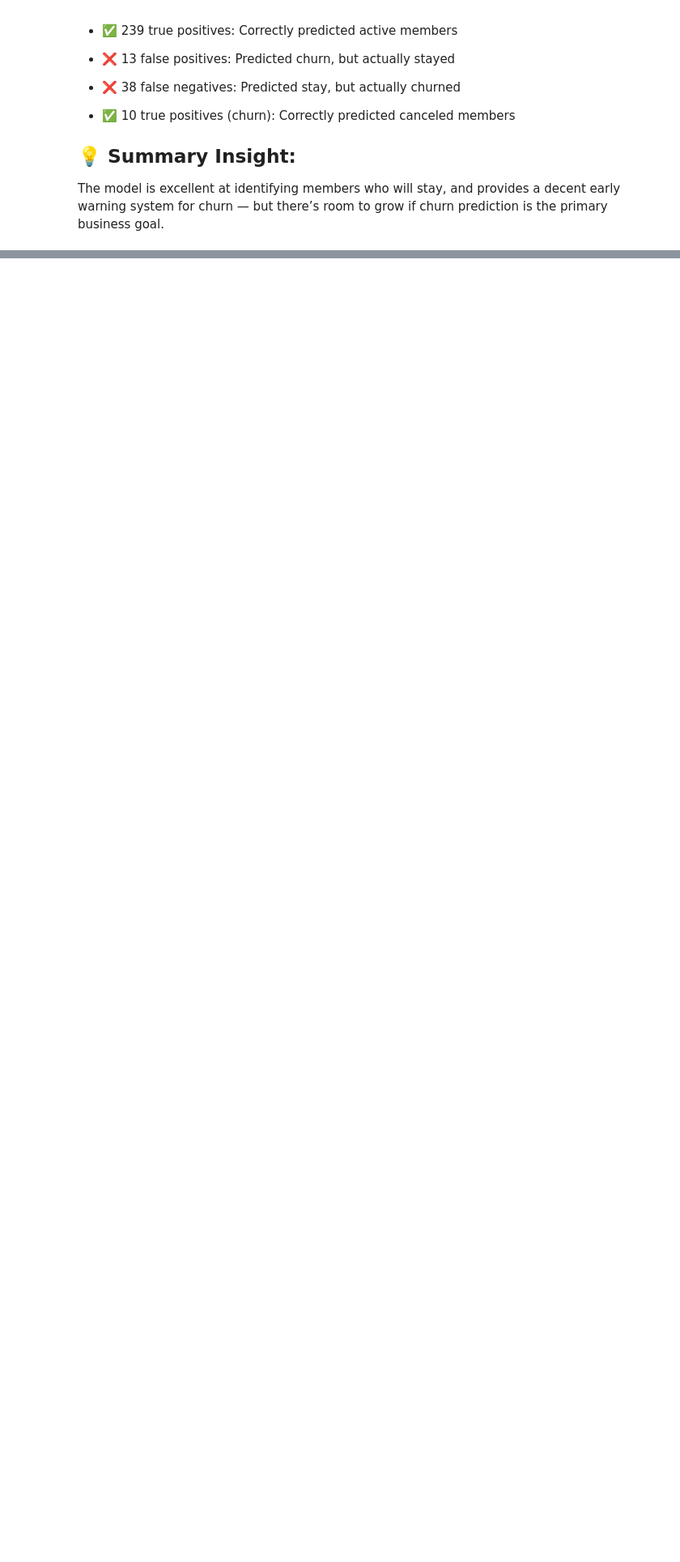
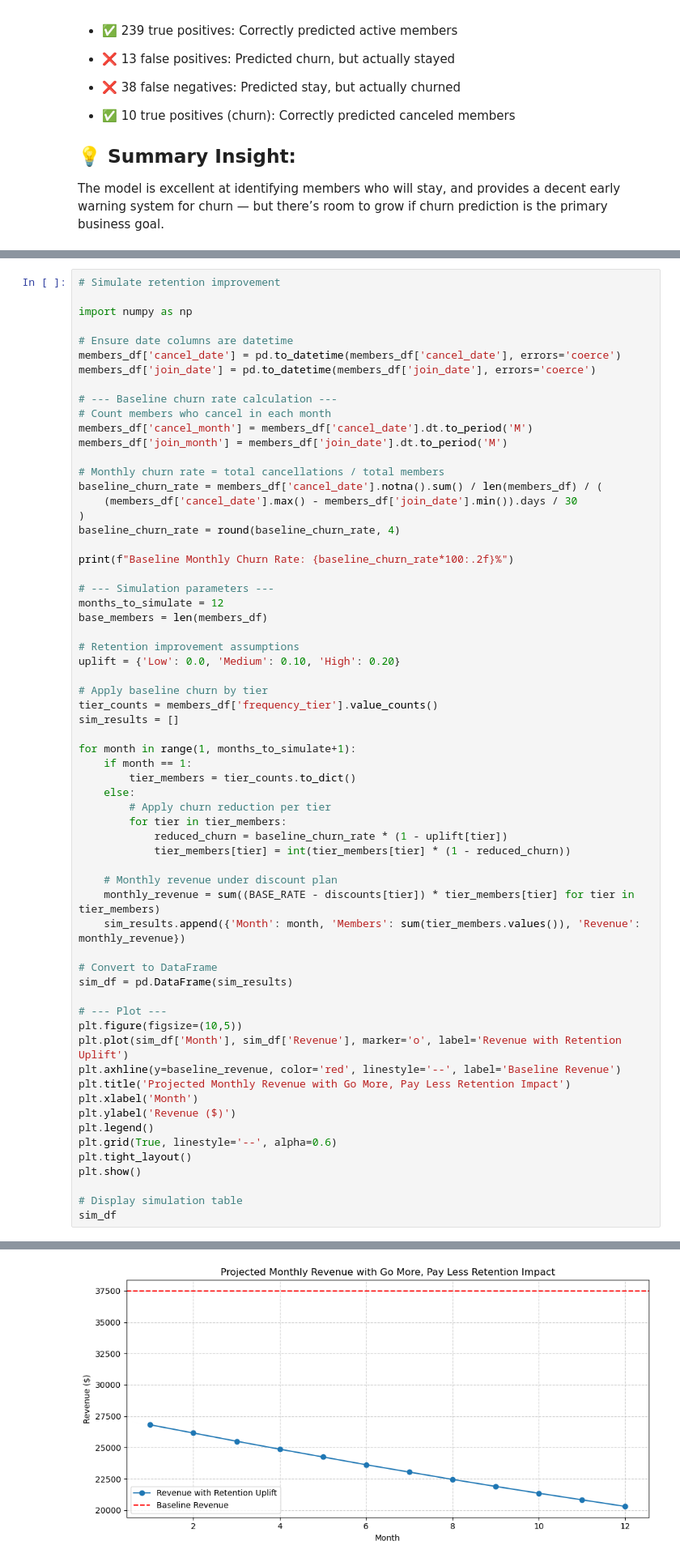
Before and after one commit to nicolegallo/Planet-Fitness-Portfolio-Project, a Jupyter notebook: PlanetFitness_Analysis.ipynb, the cells around one changed output, grey strips where cells are left out. Shown: that part at 81% size. Cells and saved outputs as stored; diff of their text form; blank space fills up the shorter version.

```diff
--- a/PlanetFitness_Analysis.ipynb
+++ b/PlanetFitness_Analysis.ipynb
@@ -452,0 +532,64 @@ Continuously monitor check-in behavior and churn trends, updating predictive mod
+# %%
+# Simulate retention improvement
+
+import numpy as np
+
+# Ensure date columns are datetime
+members_df['cancel_date'] = pd.to_datetime(members_df['cancel_date'], errors='coerce')
+members_df['join_date'] = pd.to_datetime(members_df['join_date'], errors='coerce')
+
+# --- Baseline churn rate calculation ---
+# Count members who cancel in each month
+members_df['cancel_month'] = members_df['cancel_date'].dt.to_period('M')
+members_df['join_month'] = members_df['join_date'].dt.to_period('M')
+
+# Monthly churn rate = total cancellations / total members
+baseline_churn_rate = members_df['cancel_date'].notna().sum() / len(members_df) / (
+    (members_df['cancel_date'].max() - members_df['join_date'].min()).days / 30
+)
+baseline_churn_rate = round(baseline_churn_rate, 4)
+
+print(f"Baseline Monthly Churn Rate: {baseline_churn_rate*100:.2f}%")
+
+# --- Simulation parameters ---
+months_to_simulate = 12
+base_members = len(members_df)
+
+# Retention improvement assumptions
+uplift = {'Low': 0.0, 'Medium': 0.10, 'High': 0.20}
+
+# Apply baseline churn by tier
+tier_counts = members_df['frequency_tier'].value_counts()
+sim_results = []
+
+for month in range(1, months_to_simulate+1):
+    if month == 1:
+        tier_members = tier_counts.to_dict()
+    else:
+        # Apply churn reduction per tier
+        for tier in tier_members:
+            reduced_churn = baseline_churn_rate * (1 - uplift[tier])
+            tier_members[tier] = int(tier_members[tier] * (1 - reduced_churn))
+
+    # Monthly revenue under discount plan
+    monthly_revenue = sum((BASE_RATE - discounts[tier]) * tier_members[tier] for tier in tier_members)
+    sim_results.append({'Month': month, 'Members': sum(tier_members.values()), 'Revenue': monthly_revenue})
+
+# Convert to DataFrame
+sim_df = pd.DataFrame(sim_results)
+
+# --- Plot ---
+plt.figure(figsize=(10,5))
+plt.plot(sim_df['Month'], sim_df['Revenue'], marker='o', label='Revenue with Retention Uplift')
+plt.axhline(y=baseline_revenue, color='red', linestyle='--', label='Baseline Revenue')
+plt.title('Projected Monthly Revenue with Go More, Pay Less Retention Impact')
+plt.xlabel('Month')
+plt.ylabel('Revenue ($)')
+plt.legend()
+plt.grid(True, linestyle='--', alpha=0.6)
+plt.tight_layout()
+plt.show()
+
+# Display simulation table
+sim_df
+# %% [output]
@@ -452,0 +597 @@ Continuously monitor check-in behavior and churn trends, updating predictive mod
+[figure, added]
```
Also changed, not shown: parts of 5 cells of this notebook.
